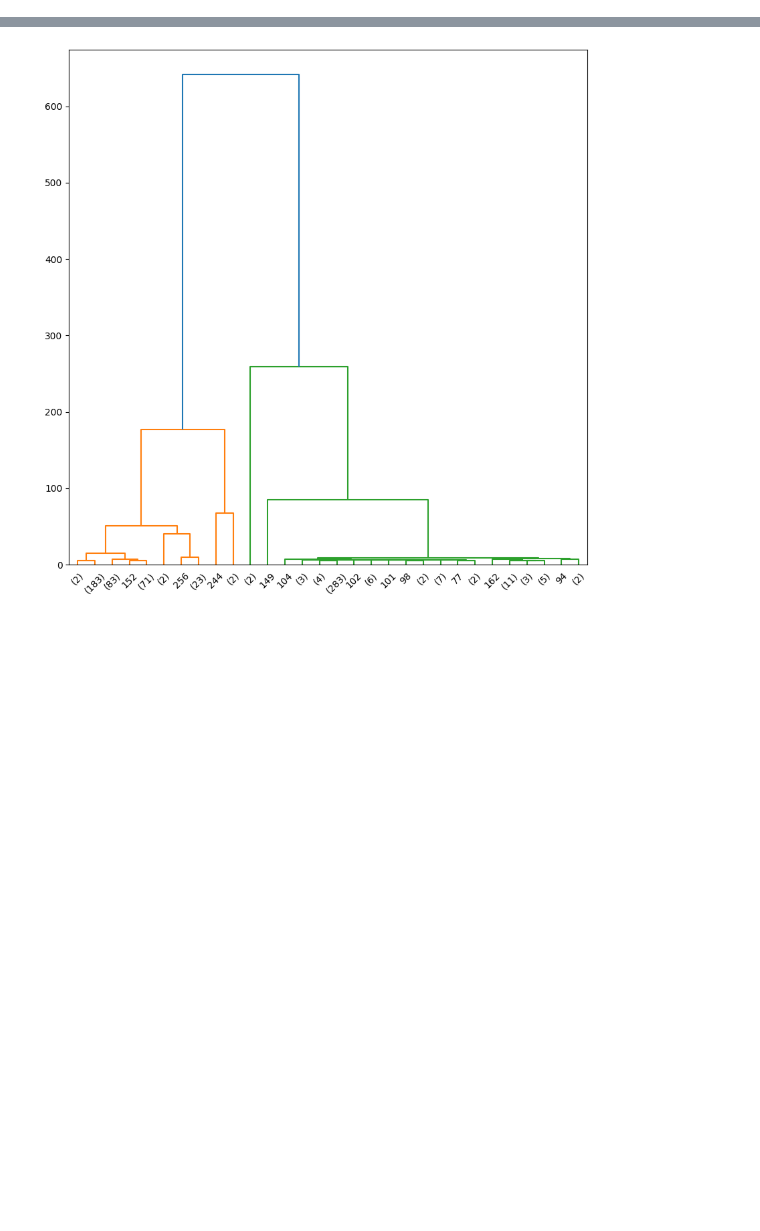
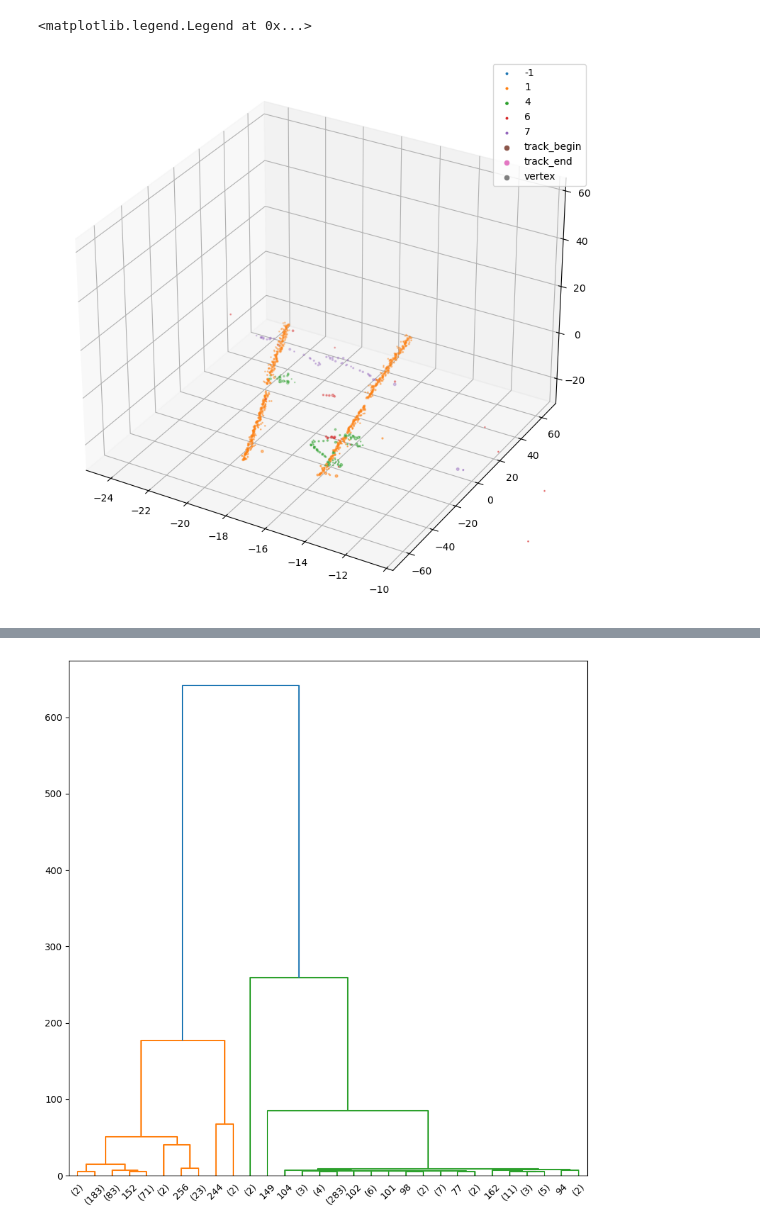
Before and after one commit to Neutron-Calibration-in-DUNE/ArrakisND, a Jupyter notebook: notebooks/test_arrakis.ipynb, the cells around one changed output, grey strips where cells are left out. Drawn from its saved outputs; the diff is of its cells as text; code cells hidden in the pictures; blank space fills up the shorter version.

```diff
--- a/notebooks/test_arrakis.ipynb
+++ b/notebooks/test_arrakis.ipynb
@@ -117,3 +147,49 @@ plt.legend()
+# %%
+fig = plt.figure(figsize=(10,10))
+axs = fig.add_subplot(projection='3d')
+for label in np.unique(event_physics):
+    axs.scatter(
+        event_x[(event_physics == label)],
+        event_z[(event_physics == label)],
+        event_y[(event_physics == label)],
+        label=label,
+        s=event_Q[(event_physics == label)] / 10
+    )
+axs.scatter(
+    event_x[(event_tracklette_begin == 1)],
+    event_z[(event_tracklette_begin == 1)],
+    event_y[(event_tracklette_begin == 1)],
+    label='track_begin'
+)
+axs.scatter(
+    event_x[(event_tracklette_end == 1)],
+    event_z[(event_tracklette_end == 1)],
+    event_z[(event_tracklette_end == 1)],
+    label='track_end'
+)
+axs.scatter(
+    event_x[(event_fragment_begin == 1)],
+    event_z[(event_fragment_begin == 1)],
+    event_y[(event_fragment_begin == 1)],
+    label='fragment_begin'
+)
+axs.scatter(
+    event_x[(event_fragment_end == 1)],
+    event_z[(event_fragment_end == 1)],
+    event_y[(event_fragment_end == 1)],
+    label='fragment_end'
+)
+axs.scatter(
+    event_x[(event_vertex == 1)],
+    event_z[(event_vertex == 1)],
+    event_y[(event_vertex == 1)],
+    label='vertex'
+)
+axs.set_xlim([-25,-10])
+plt.legend()
+# %% [output]
+<matplotlib.legend.Legend at 0x...>
+[figure, added]
 # %%
 det_features = arr['det_features'][event]
 mc_features = arr['mc_features'][event]
```
Also changed, not shown: parts of 4 cells of this notebook, 18 other files.
